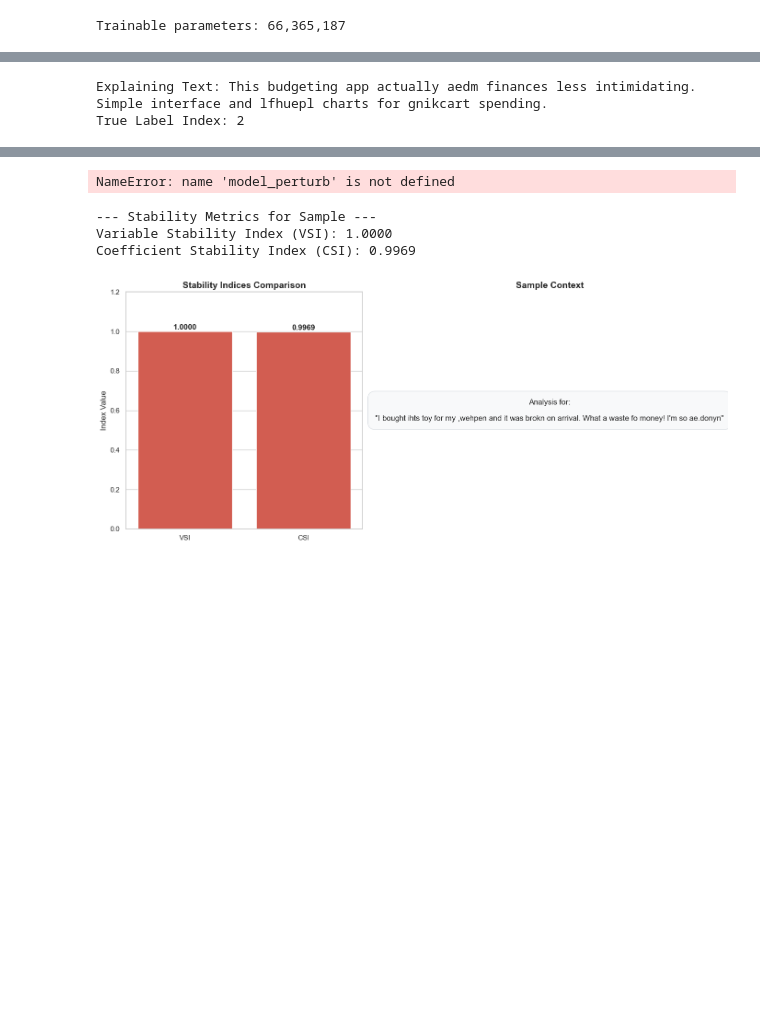
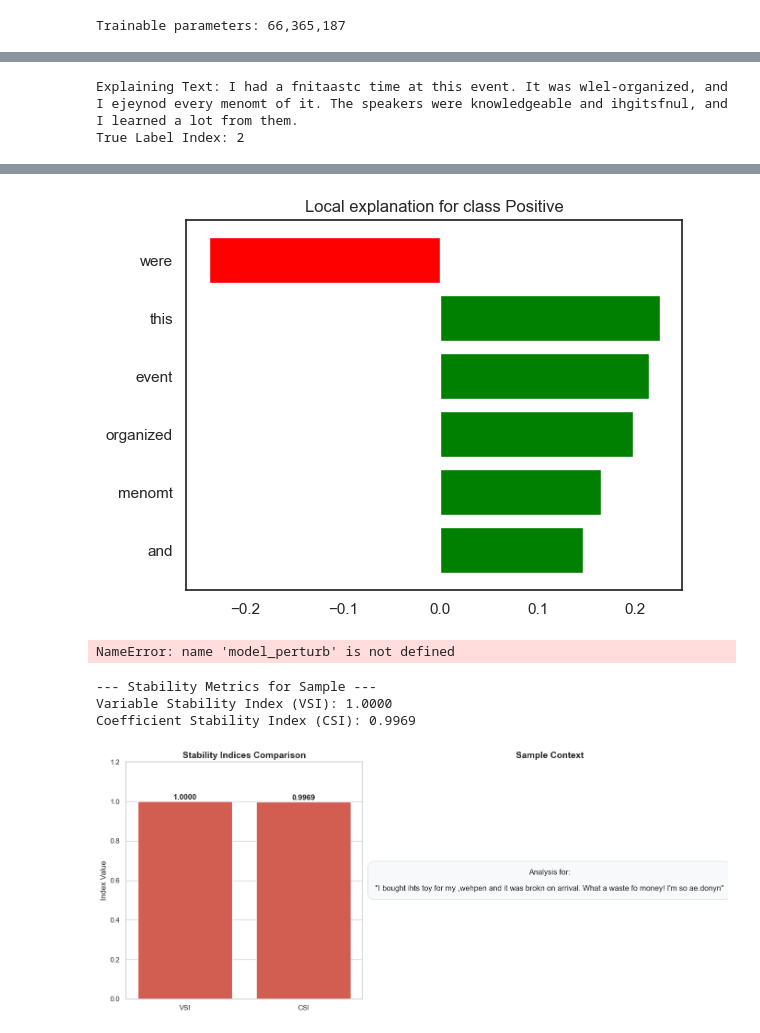
Before and after one commit to Oumaymabamoh/thesis-eval-synthetic-data-lime-nlp, a Jupyter notebook: notebooks/lime_evaluation/noisy_lime.ipynb, the cells around one changed output, grey strips where cells are left out. Drawn from its saved outputs; the diff is of its cells as text; code cells hidden in the pictures; blank space fills up the shorter version.

```diff
--- a/notebooks/lime_evaluation/noisy_lime.ipynb
+++ b/notebooks/lime_evaluation/noisy_lime.ipynb
@@ -534,9 +544,9 @@ weighted avg       0.95      0.95      0.95       824
 # %%
 # --- FIX FOR STEP 2 ---
 # Use .iloc[0] to get the first row of the DataFrame
-sample_text = df_test['review'].iloc[13]
+sample_text = df_test['review'].iloc[11]
 # If you want the actual label for comparison:
-true_label = df_test['sentiment'].iloc[13]
+true_label = df_test['sentiment'].iloc[11]
 
 print(f"Explaining Text: {sample_text}")
 print(f"True Label Index: {true_label}")
@@ -566,5 +576,52 @@ def predictor(texts):
 
     return probs.cpu().numpy()
 # %% [output]
-Explaining Text: This budgeting app actually aedm finances less intimidating. Simple interface and lfhuepl charts for gnikcart spending.
+Explaining Text: I had a fnitaastc time at this event. It was wlel-organized, and I ejeynod every menomt of it. The speakers were knowledgeable and ihgitsfnul, and I learned a lot from them.
 True Label Index: 2
+# %%
+from lime.lime_text import LimeTextExplainer
+import random
+
+# 1. Setup Parameters
+seed = 10
+num_samples = 500
+label_to_save = 2
+all_results = []
+
+random.seed(seed)
+np.random.seed(seed)
+
+explainer = LimeTextExplainer(class_names=['Negative', 'Neutral', 'Positive'], random_state=seed)
+
+# Explain a single instance for all labels
+exp = explainer.explain_instance(
+    sample_text,
+    predictor,
+    num_features=6,
+    labels=(0, 1, 2),
+    num_samples=500,
+
+)
+
+# Extract and Log Metadata
+feature_weights = exp.as_list(label=label_to_save)
+
+for rank, (word, weight) in enumerate(feature_weights):
+    all_results.append({
+        'data_state': 'perturb', # or 'biased'
+        'num_samples': num_samples,
+        'seed': seed,
+        'feature': word,
+        'weight': weight,
+        'rank': rank + 1
+    })
+
+# After all loops finish, save to a single CSV
+df_results = pd.DataFrame(all_results)
+df_results.to_csv('../../notebooks/lime_evaluation/lime_stability_experiment.csv', index=False)
+
+# Show the explanation for a specific label, or the whole thing
+exp.show_in_notebook()
+exp.as_pyplot_figure(label=2)
+plt.savefig('../../results/lime/noisy_first_run_500_samp_seed_10_plot.png')
+# %% [output]
@@ -570,0 +629 @@ True Label Index: 2
+[figure, added]
```
Also changed, not shown: parts of 14 cells of this notebook, 5 other files.
